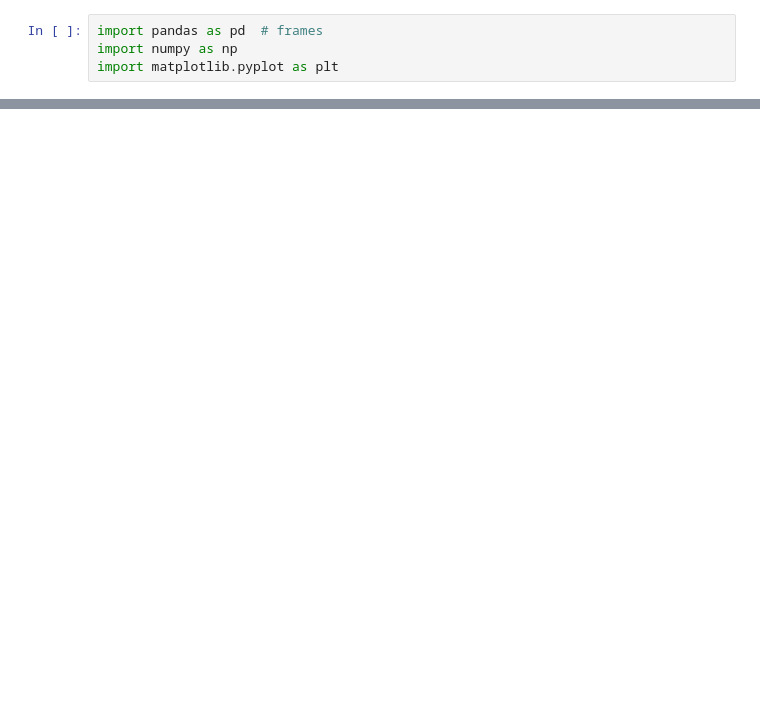
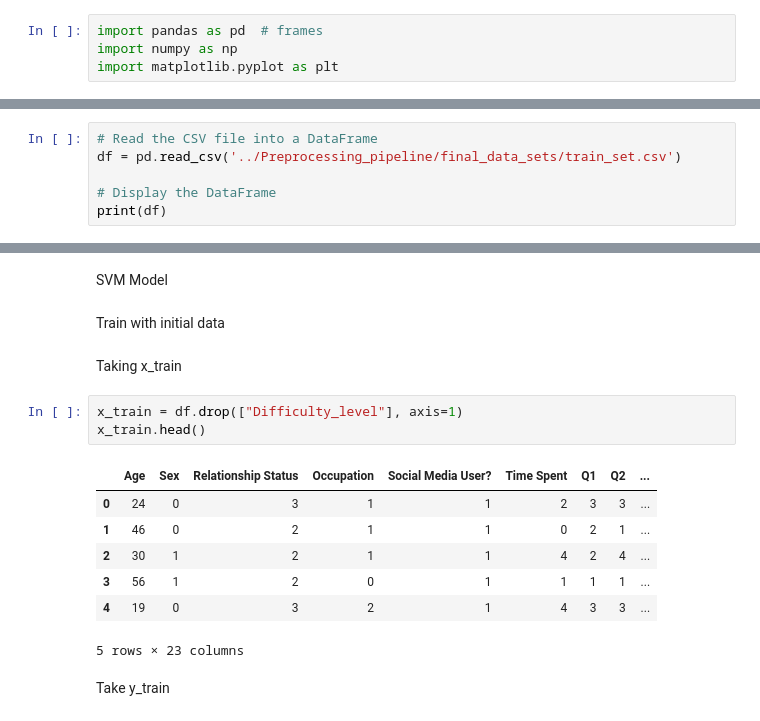
Before and after one commit to cepdnaclk/e19-co544-Concentration-Difficulty-Prediction-Model, a Jupyter notebook: SVM/Multiclass_SVM.ipynb, the cells around one changed output, grey strips where cells are left out. Cells and saved outputs as stored; diff of their text form; blank space fills up the shorter version.

```diff
--- a/SVM/Multiclass_SVM.ipynb
+++ b/SVM/Multiclass_SVM.ipynb
@@ -62,0 +5,6 @@ Number of social media platforms = 9
+# %%
+# Read the CSV file into a DataFrame
+df = pd.read_csv('../Preprocessing_pipeline/final_data_sets/train_set.csv')
+
+# Display the DataFrame
+print(df)
@@ -62,0 +49,19 @@ Number of social media platforms = 9
+# %% [markdown]
+SVM Model
+# %% [markdown]
+Train with initial data
+# %% [markdown]
+Taking x_train
+# %%
+x_train = df.drop(["Difficulty_level"], axis=1)
+x_train.head()
+# %% [output]
+|  | Age | Sex | Relationship Status | Occupation | Social Media User? | Time Spent | Q1 | Q2 | ... |
+| 0 | 24 | 0 | 3 | 1 | 1 | 2 | 3 | 3 | ... |
+| 1 | 46 | 0 | 2 | 1 | 1 | 0 | 2 | 1 | ... |
+| 2 | 30 | 1 | 2 | 1 | 1 | 4 | 2 | 4 | ... |
+| 3 | 56 | 1 | 2 | 0 | 1 | 1 | 1 | 1 | ... |
+| 4 | 19 | 0 | 3 | 2 | 1 | 4 | 3 | 3 | ... |
+5 rows × 23 columns
+# %% [markdown]
+Take y_train
```
Also changed, not shown: parts of 13 cells of this notebook, 2 other files.
